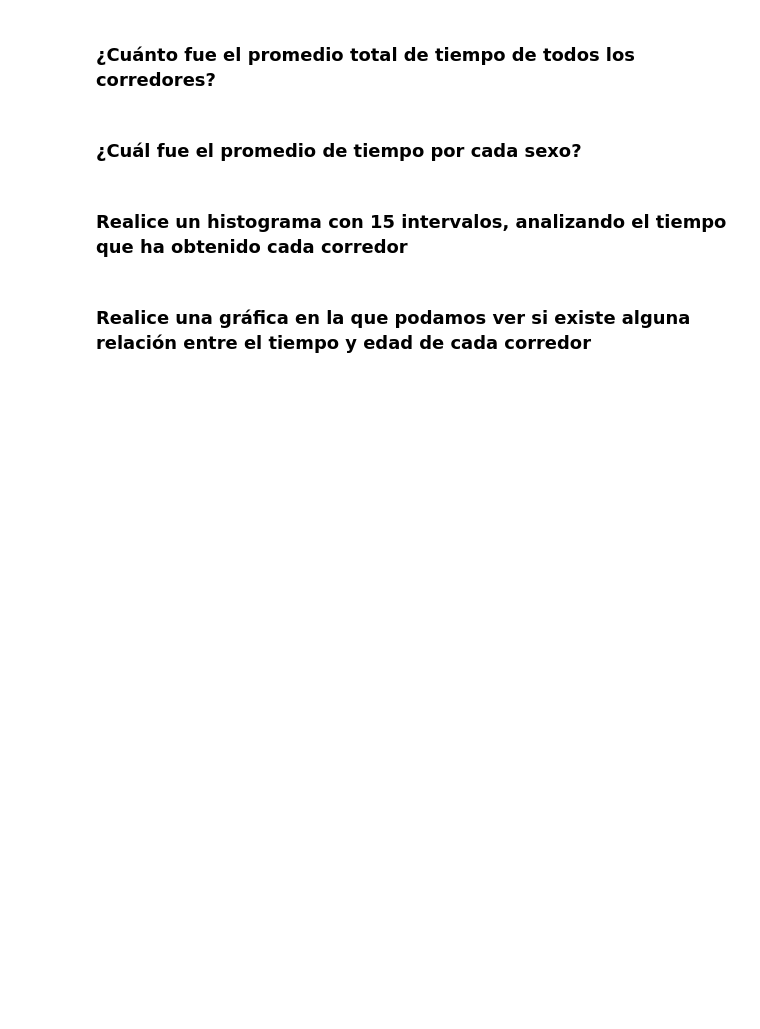
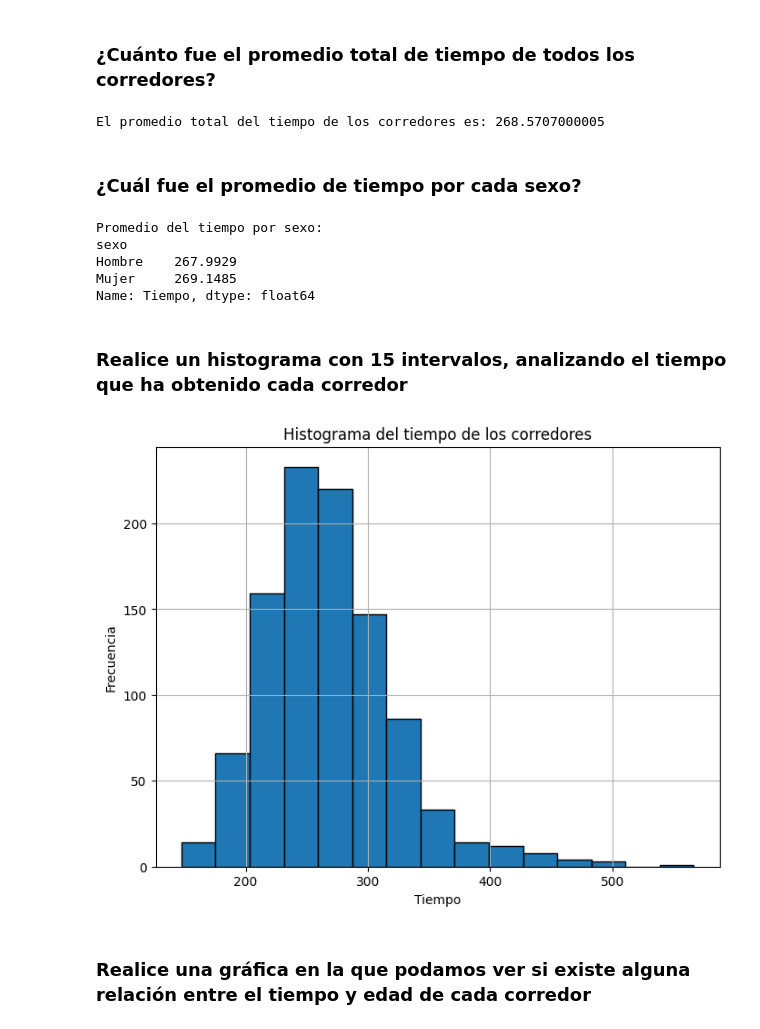
Before and after one commit to TheRealBoss0805/cursoPythonIdat, a Jupyter notebook: EC1/Evaluación continua 1.ipynb, the cells around one changed output. Drawn from its saved outputs; the diff is of its cells as text; code cells hidden in the pictures; blank space fills up the shorter version.

```diff
--- a/EC1/Evaluación continua 1.ipynb
+++ b/EC1/Evaluación continua 1.ipynb
@@ -7,0 +15,3 @@
+# %%
+df_cat_corredores = pd.read_csv("categoriasDeCorredores.csv")
+df_cat_corredores
@@ -7,0 +32,10 @@
+# %%
+# Obtener la longitud del DataFrame
+longitud_df = len(df_cat_corredores)
+
+# Crear la columna 'sexo' con valores 'Hombre' y 'Mujer' para todas las filas
+valores_sexo = ['Hombre' if i % 2 == 0 else 'Mujer' for i in range(longitud_df)]
+df_cat_corredores['sexo'] = valores_sexo
+
+# Mostrar el DataFrame con la nueva columna
+print(df_cat_corredores)
@@ -8,8 +57,44 @@
 # %% [markdown]
 ### ¿Cuánto fue el promedio total de tiempo de todos los corredores?
+# %%
+promedio_tiempo = df_cat_corredores['Tiempo'].mean()
+print(f"El promedio total del tiempo de los corredores es: {promedio_tiempo}")
+# %% [output]
+El promedio total del tiempo de los corredores es: 268.5707000005
 # %% [markdown]
 ### ¿Cuál fue el promedio de tiempo por cada sexo?
+# %%
+# Calcular el promedio del tiempo de los corredores por cada sexo
+promedio_por_sexo = df_cat_corredores.groupby('sexo')['Tiempo'].mean()
+
+# Imprimir el promedio del tiempo de los corredores por cada sexo
+print("Promedio del tiempo por sexo:")
+print(promedio_por_sexo)
+# %% [output]
+Promedio del tiempo por sexo:
+sexo
+Hombre    267.9929
+Mujer     269.1485
+Name: Tiempo, dtype: float64
 # %% [markdown]
 ### Realice un histograma con 15 intervalos, analizando el tiempo que ha obtenido cada corredor
+# %%
+import matplotlib.pyplot as plt
+
+# Configurar el tamaño del gráfico
+plt.figure(figsize=(8, 6))
+
+# Generar el histograma del tiempo de los corredores con 15 intervalos
+df_cat_corredores['Tiempo'].hist(bins=15, edgecolor='black')
+
+# Agregar etiquetas y título al gráfico
+plt.title('Histograma del tiempo de los corredores')
+plt.xlabel('Tiempo')
+plt.ylabel('Frecuencia')
+
+# Mostrar el histograma
+plt.show()
+# %% [output]
+[figure, added]
 # %% [markdown]
 ### Realice una gráfica en la que podamos ver si existe alguna relación entre el tiempo y edad de cada corredor
```
Also changed, not shown: parts of 6 cells of this notebook, 5 other files.
